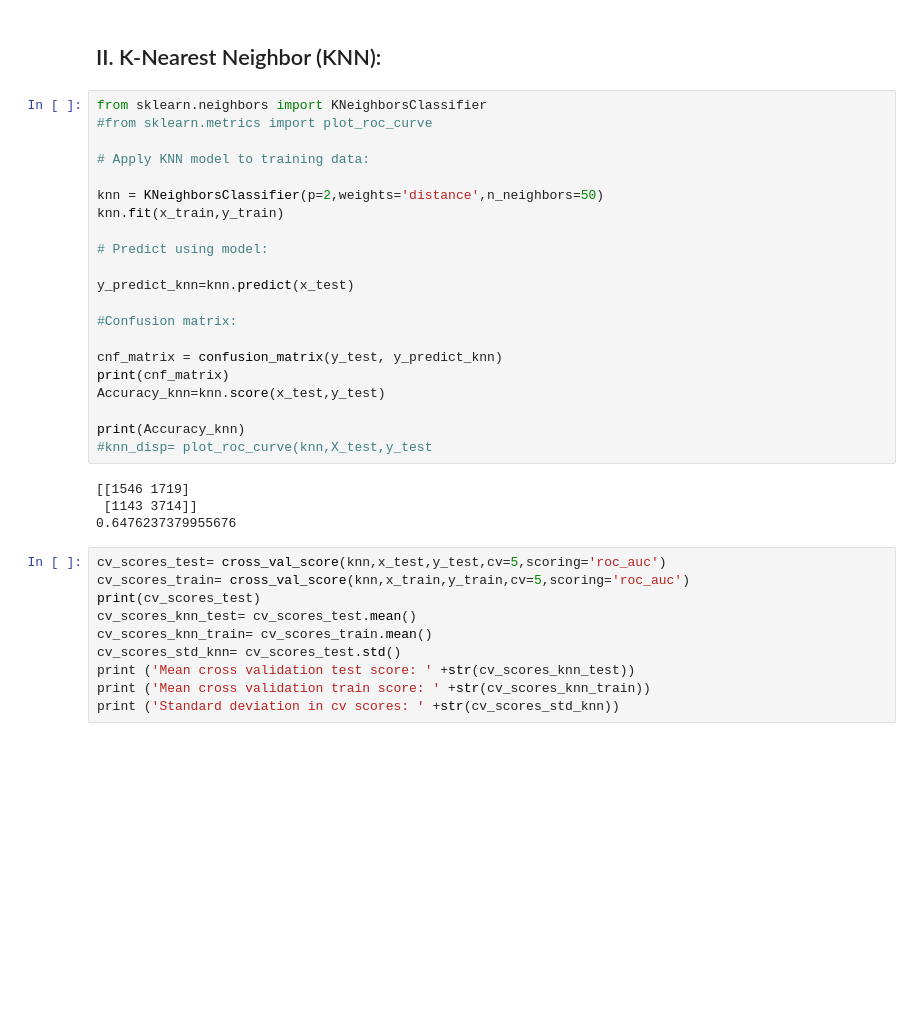
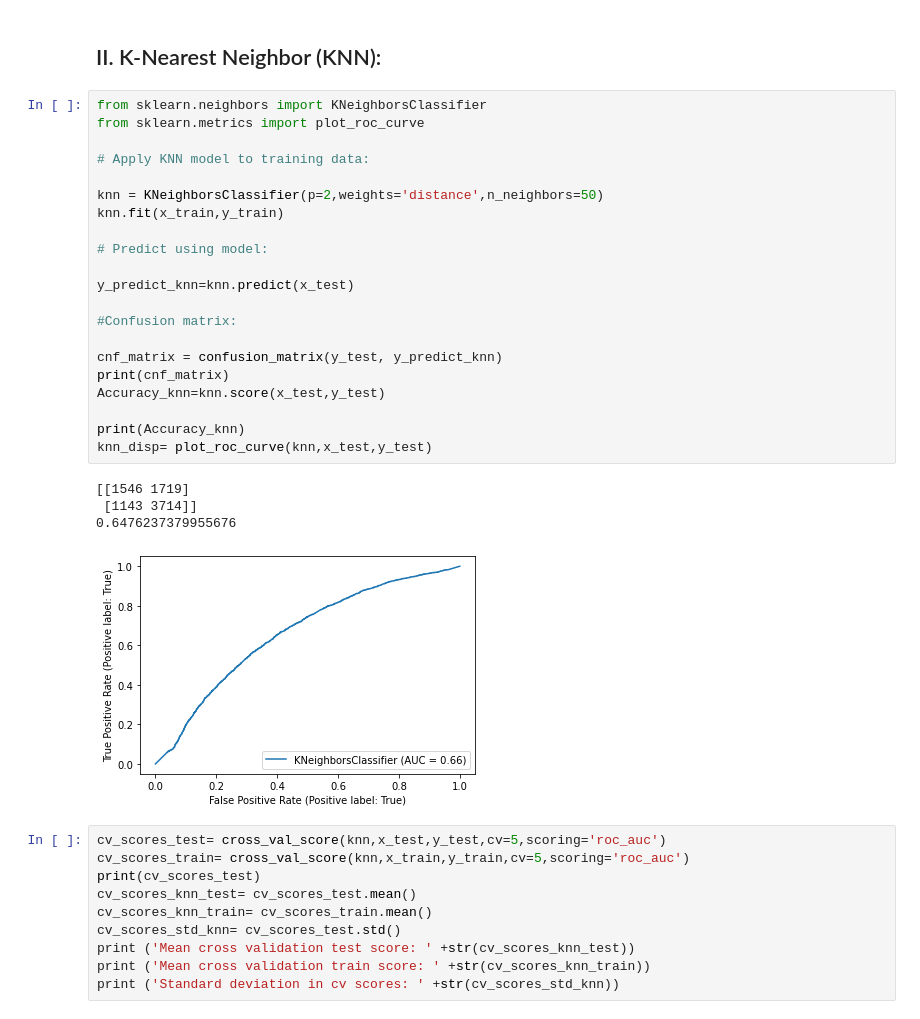
Before and after one commit to mlu004/Video_Game_Popularity, a Jupyter notebook: Modeling_Popularity.ipynb, the cells around one changed output. Saved outputs shown, nothing was run; the diff lists cells and outputs as text; blank space fills up the shorter version.

```diff
--- a/Modeling_Popularity.ipynb
+++ b/Modeling_Popularity.ipynb
@@ -108,29 +124,30 @@ Standard deviation in cv test scores: 0.011883955624493046
 ## II. K-Nearest Neighbor (KNN):
 # %%
 from sklearn.neighbors import KNeighborsClassifier
-#from sklearn.metrics import plot_roc_curve
+from sklearn.metrics import plot_roc_curve
 
 # Apply KNN model to training data:
 
 knn = KNeighborsClassifier(p=2,weights='distance',n_neighbors=50)
 knn.fit(x_train,y_train)
 
 # Predict using model:
 
 y_predict_knn=knn.predict(x_test)
 
 #Confusion matrix:
 
 cnf_matrix = confusion_matrix(y_test, y_predict_knn)
 print(cnf_matrix)
 Accuracy_knn=knn.score(x_test,y_test)
 
 print(Accuracy_knn)
-#knn_disp= plot_roc_curve(knn,X_test,y_test
+knn_disp= plot_roc_curve(knn,x_test,y_test)
 # %% [output]
 [[1546 1719]
  [1143 3714]]
 0.6476237379955676
+[figure, added]
 # %%
 cv_scores_test= cross_val_score(knn,x_test,y_test,cv=5,scoring='roc_auc')
 cv_scores_train= cross_val_score(knn,x_train,y_train,cv=5,scoring='roc_auc')
```
Also changed, not shown: parts of 21 cells of this notebook, 3 other files.
